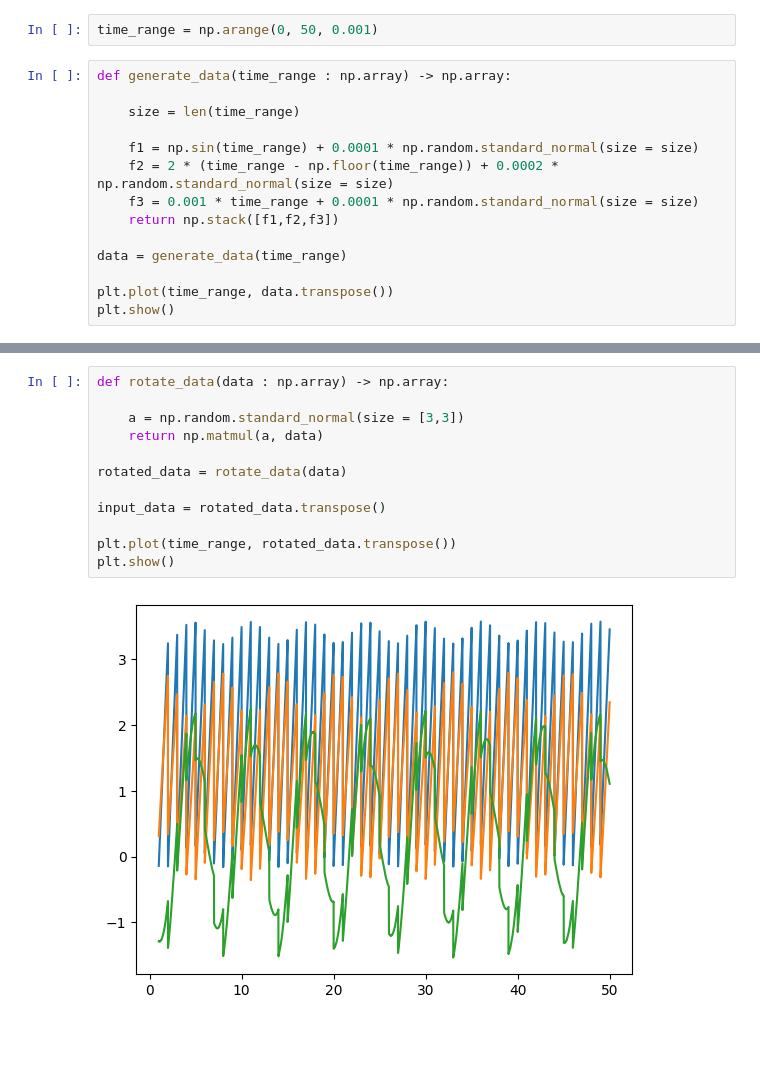
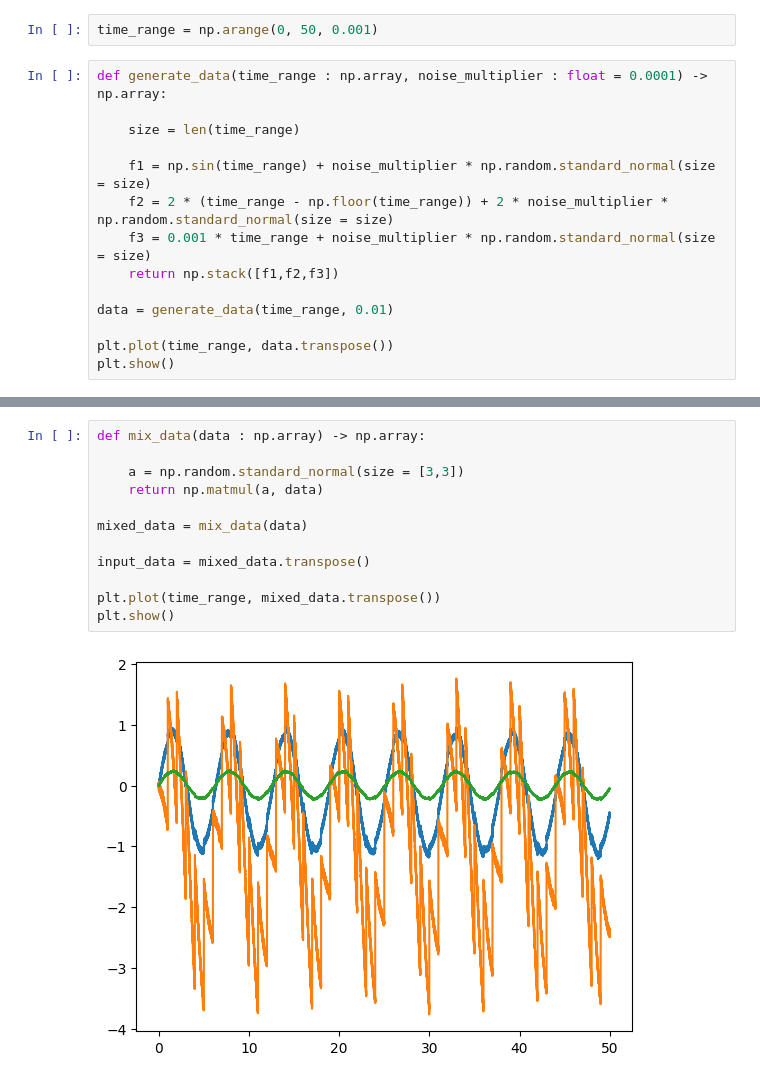
Before and after one commit to tobiashillmer/MLinWeb, a Jupyter notebook: Exercise_2_PTask1/pca_ica.ipynb, the cells around one changed output, grey strips where cells are left out. Drawn from its saved outputs; the diff is of its cells as text; blank space fills up the shorter version.

```diff
--- a/Exercise_2_PTask1/pca_ica.ipynb
+++ b/Exercise_2_PTask1/pca_ica.ipynb
@@ -6,16 +6,16 @@ from sklearn.decomposition import PCA,FastICA
 # %%
 time_range = np.arange(0, 50, 0.001)
 # %%
-def generate_data(time_range : np.array) -> np.array:
+def generate_data(time_range : np.array, noise_multiplier : float = 0.0001) -> np.array:
 
     size = len(time_range)
 
-    f1 = np.sin(time_range) + 0.0001 * np.random.standard_normal(size = size)
-    f2 = 2 * (time_range - np.floor(time_range)) + 0.0002 * np.random.standard_normal(size = size)
-    f3 = 0.001 * time_range + 0.0001 * np.random.standard_normal(size = size)
+    f1 = np.sin(time_range) + noise_multiplier * np.random.standard_normal(size = size)
+    f2 = 2 * (time_range - np.floor(time_range)) + 2 * noise_multiplier * np.random.standard_normal(size = size)
+    f3 = 0.001 * time_range + noise_multiplier * np.random.standard_normal(size = size)
     return np.stack([f1,f2,f3])
 
-data = generate_data(time_range)
+data = generate_data(time_range, 0.01)
 
 plt.plot(time_range, data.transpose())
 plt.show()
@@ -24,17 +24,17 @@ plt.show()
 # %%
-def rotate_data(data : np.array) -> np.array:
+def mix_data(data : np.array) -> np.array:
 
     a = np.random.standard_normal(size = [3,3])
     return np.matmul(a, data)
 
-rotated_data = rotate_data(data)
+mixed_data = mix_data(data)
 
-input_data = rotated_data.transpose()
+input_data = mixed_data.transpose()
 
-plt.plot(time_range, rotated_data.transpose())
+plt.plot(time_range, mixed_data.transpose())
 plt.show()
 # %% [output]
-[figure, old version]
+[figure, new version]
 # %%
 pca = PCA()
 pca_result = pca.fit(input_data).transform(input_data)
```
Also changed, not shown: parts of 5 cells of this notebook, 2 other files.
